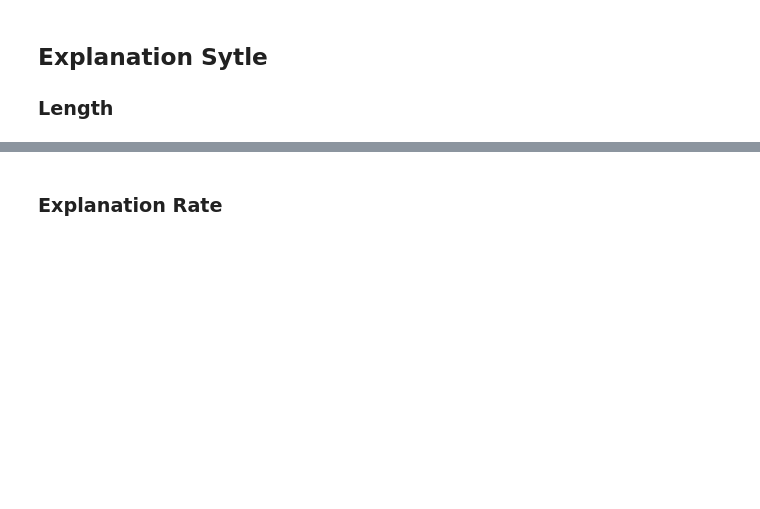
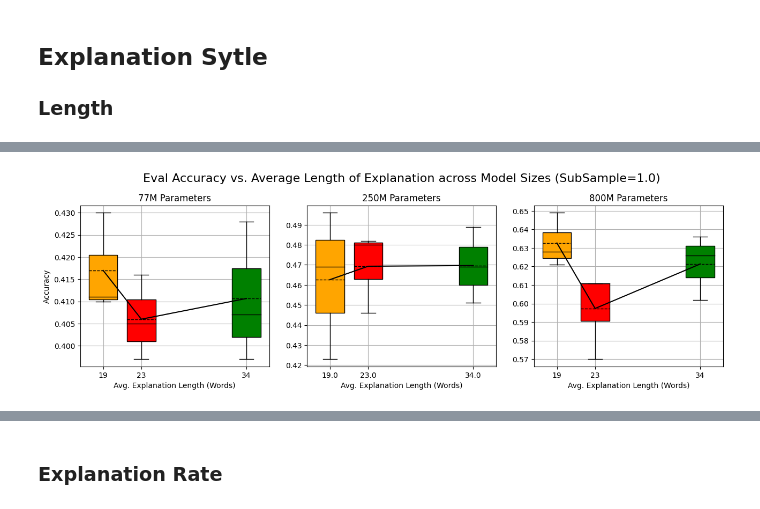
Before and after one commit to lukasvoege/ZeroShot-step-by-step-distillation, a Jupyter notebook: analytics.ipynb, the cells around one changed output, grey strips where cells are left out. Saved outputs shown, nothing was run; the diff lists cells and outputs as text; code cells hidden in the pictures; blank space fills up the shorter version.

```diff
--- a/analytics.ipynb
+++ b/analytics.ipynb
@@ -377,0 +385,4 @@ Text(0.5, 1.05, 'Eval Accuracy vs. Average Length of Explanation across Model Si
+# %%
+plot_explanation_length(experiments, subsample=1.0)
+# %% [output]
+[figure, added]
```
Also changed, not shown: parts of 8 cells of this notebook, 1 other file.
